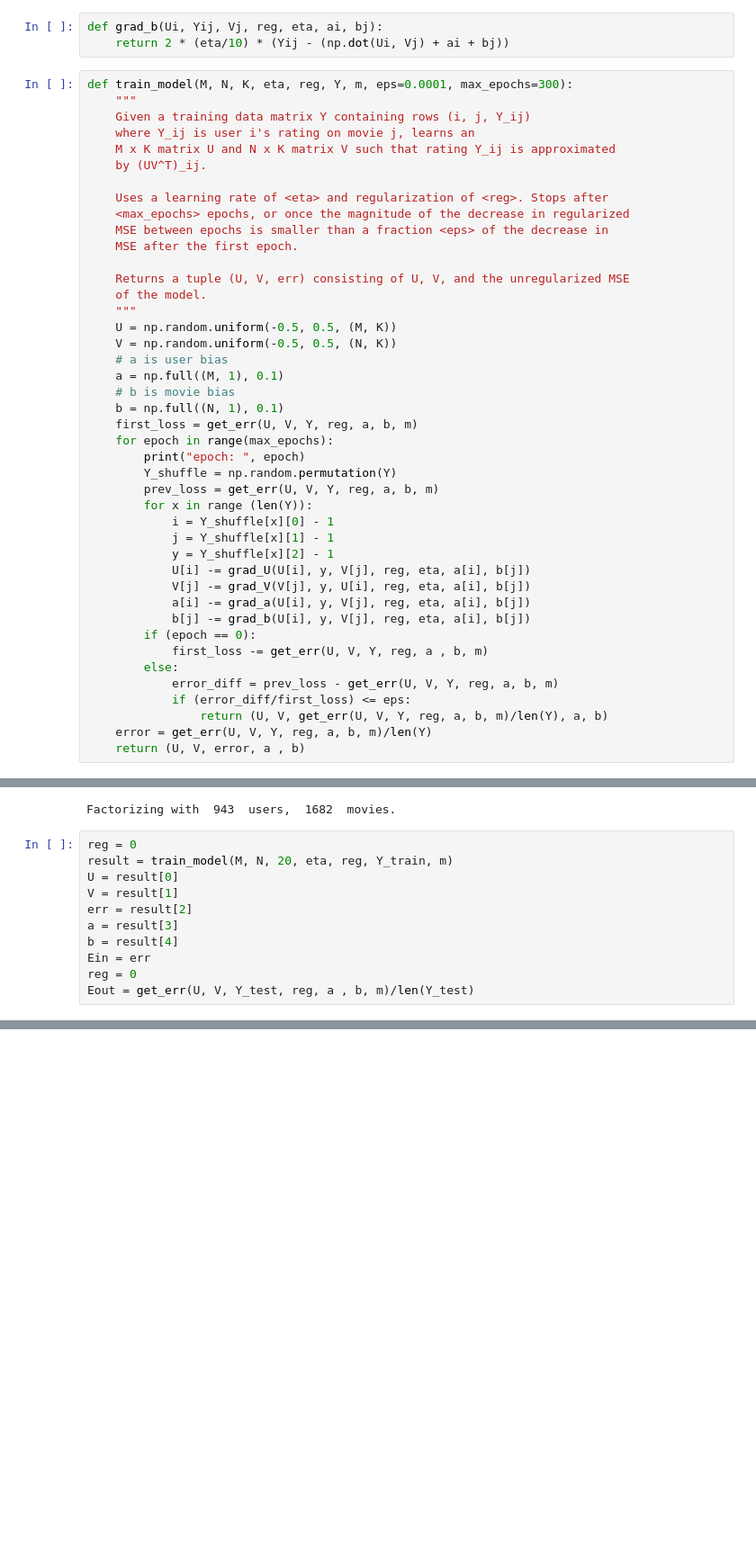
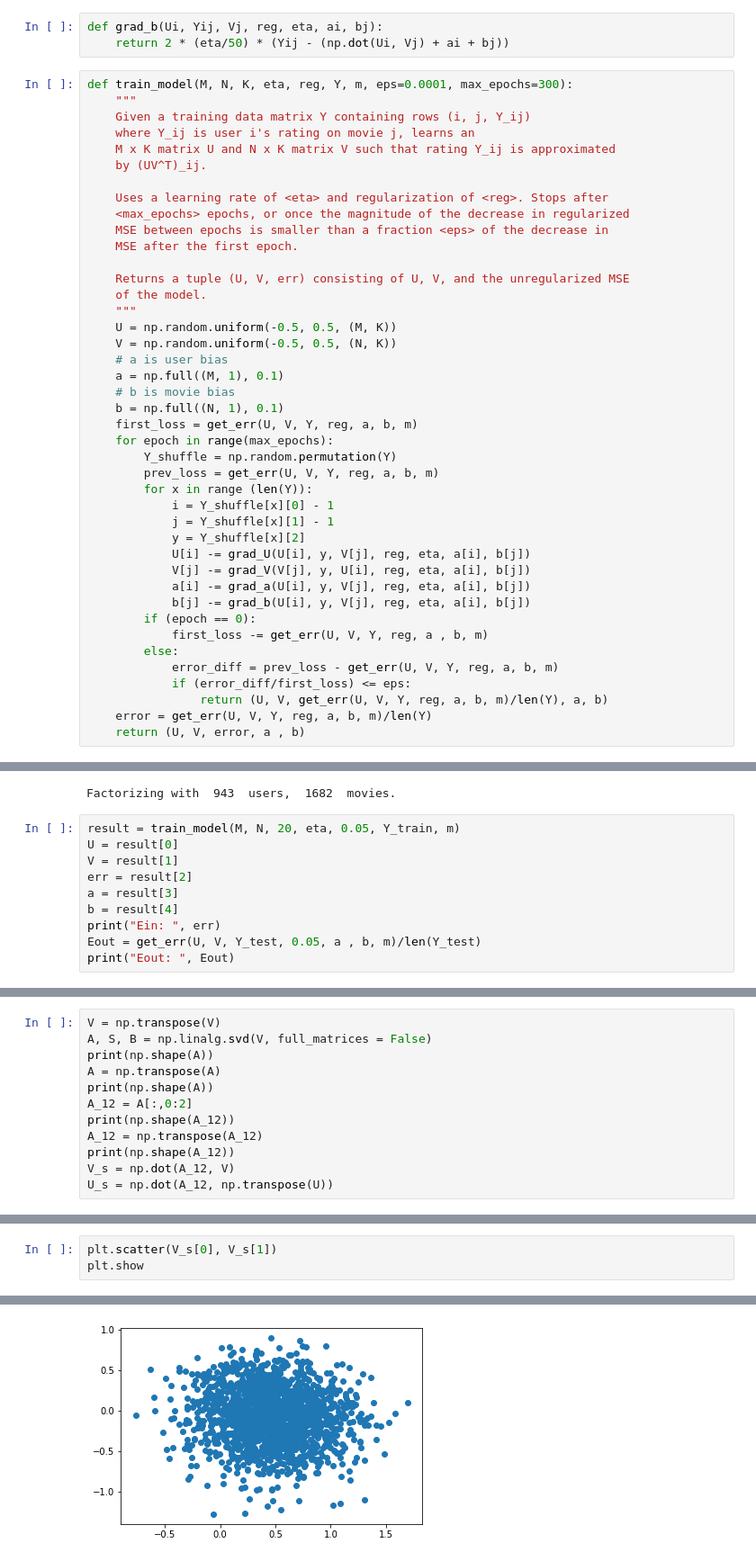
Before and after one commit to jwcomo66/miniproject2, a Jupyter notebook: MP2-bias.ipynb, the cells around one changed output, grey strips where cells are left out. Shown at 90% size. Saved outputs shown, nothing was run; the diff lists cells and outputs as text; blank space fills up the shorter version.

Commit message:
Matrix Visualization with bias (graphs included)

```diff
--- a/MP2-bias.ipynb
+++ b/MP2-bias.ipynb
@@ -74,6 +74,6 @@ def grad_a(Ui, Yij, Vj, reg, eta, ai, bj):
 # %%
 def grad_b(Ui, Yij, Vj, reg, eta, ai, bj):
-    return 2 * (eta/10) * (Yij - (np.dot(Ui, Vj) + ai + bj))
+    return 2 * (eta/50) * (Yij - (np.dot(Ui, Vj) + ai + bj))
 # %%
 def train_model(M, N, K, eta, reg, Y, m, eps=0.0001, max_epochs=300):
     """
@@ -98,13 +98,12 @@ def train_model(M, N, K, eta, reg, Y, m, eps=0.0001, max_epochs=300):
     b = np.full((N, 1), 0.1)
     first_loss = get_err(U, V, Y, reg, a, b, m)
     for epoch in range(max_epochs):
-        print("epoch: ", epoch)
         Y_shuffle = np.random.permutation(Y)
         prev_loss = get_err(U, V, Y, reg, a, b, m)
         for x in range (len(Y)):
             i = Y_shuffle[x][0] - 1
             j = Y_shuffle[x][1] - 1
-            y = Y_shuffle[x][2] - 1
+            y = Y_shuffle[x][2]
             U[i] -= grad_U(U[i], y, V[j], reg, eta, a[i], b[j])
             V[j] -= grad_V(V[j], y, U[i], reg, eta, a[i], b[j])
             a[i] -= grad_a(U[i], y, V[j], reg, eta, a[i], b[j])
@@ -142,14 +141,13 @@ Eout = 0
 # %% [output]
 Factorizing with  943  users,  1682  movies.
 # %%
-reg = 0
-result = train_model(M, N, 20, eta, reg, Y_train, m)
+result = train_model(M, N, 20, eta, 0.05, Y_train, m)
 U = result[0]
 V = result[1]
 err = result[2]
 a = result[3]
 b = result[4]
-Ein = err
-reg = 0
-Eout = get_err(U, V, Y_test, reg, a , b, m)/len(Y_test)
+print("Ein: ", err)
+Eout = get_err(U, V, Y_test, 0.05, a , b, m)/len(Y_test)
+print("Eout: ", Eout)
 # %% [output]
@@ -163,0 +156,12 @@ print("Eout: ", Eout)
+# %%
+V = np.transpose(V)
+A, S, B = np.linalg.svd(V, full_matrices = False)
+print(np.shape(A))
+A = np.transpose(A)
+print(np.shape(A))
+A_12 = A[:,0:2]
+print(np.shape(A_12))
+A_12 = np.transpose(A_12)
+print(np.shape(A_12))
+V_s = np.dot(A_12, V)
+U_s = np.dot(A_12, np.transpose(U))
@@ -163,0 +179,4 @@ print("Eout: ", Eout)
+# %%
+plt.scatter(V_s[0], V_s[1])
+plt.show
+# %% [output]
@@ -163,0 +184 @@ print("Eout: ", Eout)
+[figure, added]
```
Also changed, not shown: parts of 13 cells of this notebook.
